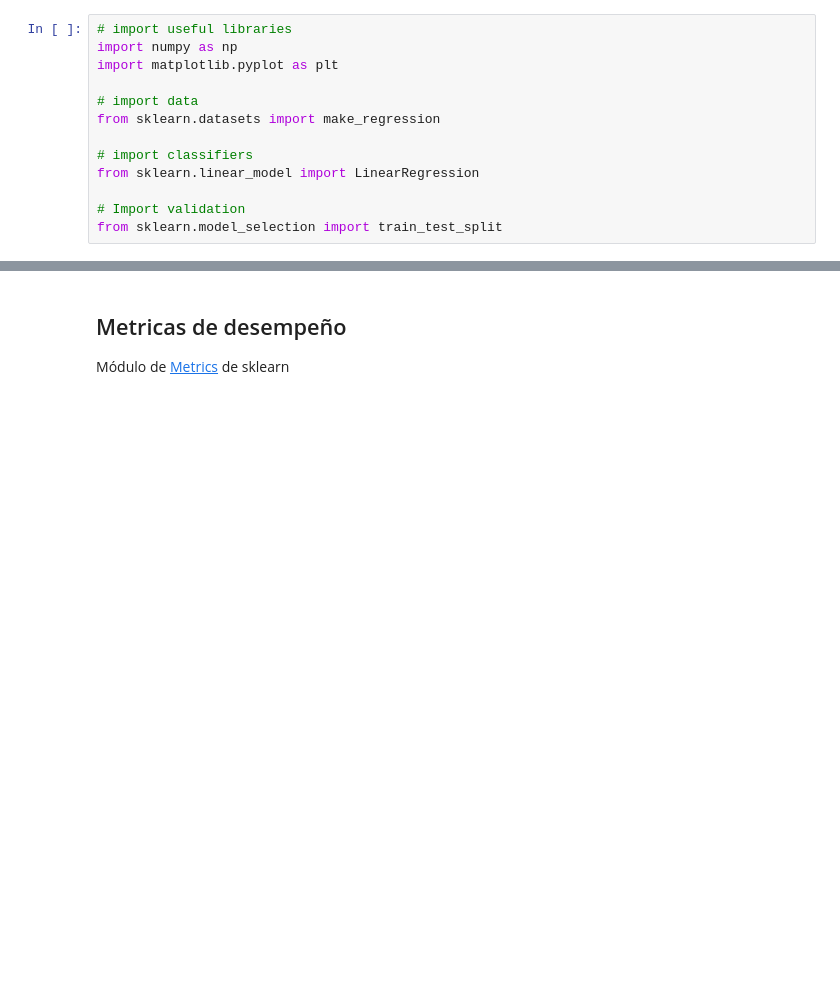
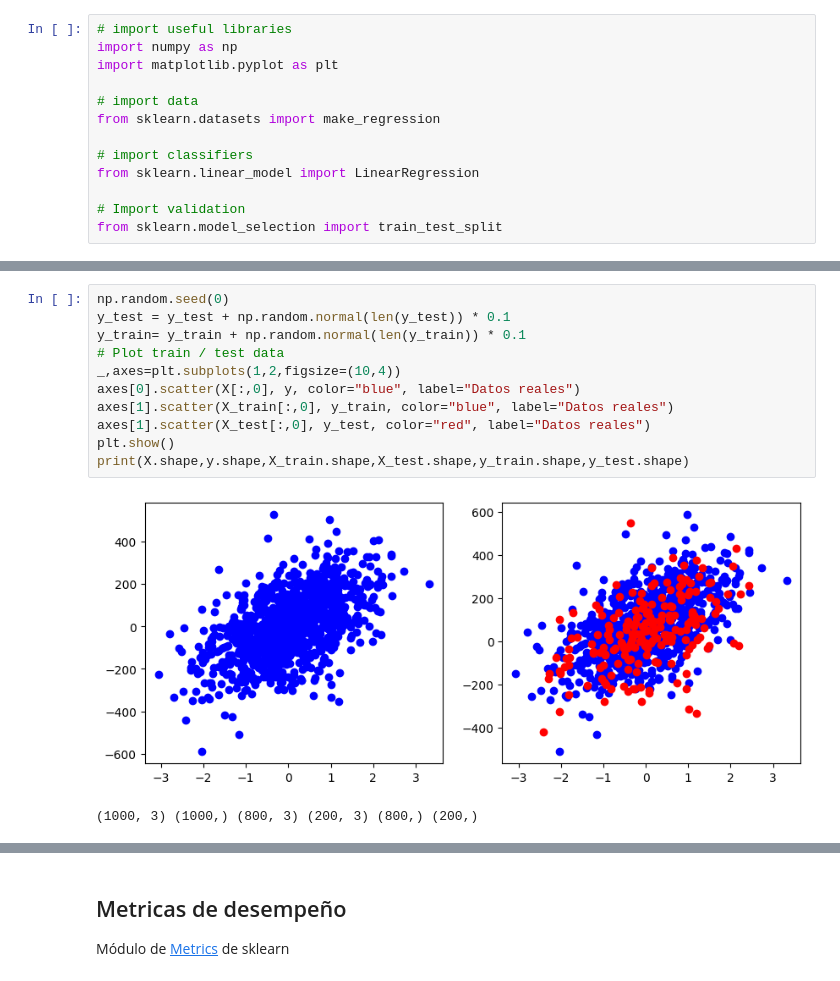
Before and after one commit to FelipeSaCh/machine_learning, a Jupyter notebook: Sem_05/Supervised_Metrics.ipynb, the cells around one changed output, grey strips where cells are left out. Saved outputs shown, nothing was run; the diff lists cells and outputs as text; blank space fills up the shorter version.

```diff
--- a/Sem_05/Supervised_Metrics.ipynb
+++ b/Sem_05/Supervised_Metrics.ipynb
@@ -238,0 +208,14 @@ _
+# %%
+np.random.seed(0)
+y_test = y_test + np.random.normal(len(y_test)) * 0.1
+y_train= y_train + np.random.normal(len(y_train)) * 0.1
+# Plot train / test data
+_,axes=plt.subplots(1,2,figsize=(10,4))
+axes[0].scatter(X[:,0], y, color="blue", label="Datos reales")
+axes[1].scatter(X_train[:,0], y_train, color="blue", label="Datos reales")
+axes[1].scatter(X_test[:,0], y_test, color="red", label="Datos reales")
+plt.show()
+print(X.shape,y.shape,X_train.shape,X_test.shape,y_train.shape,y_test.shape)
+# %% [output]
+[figure, added]
+(1000, 3) (1000,) (800, 3) (200, 3) (800,) (200,)
```
Also changed, not shown: parts of 11 cells of this notebook.
